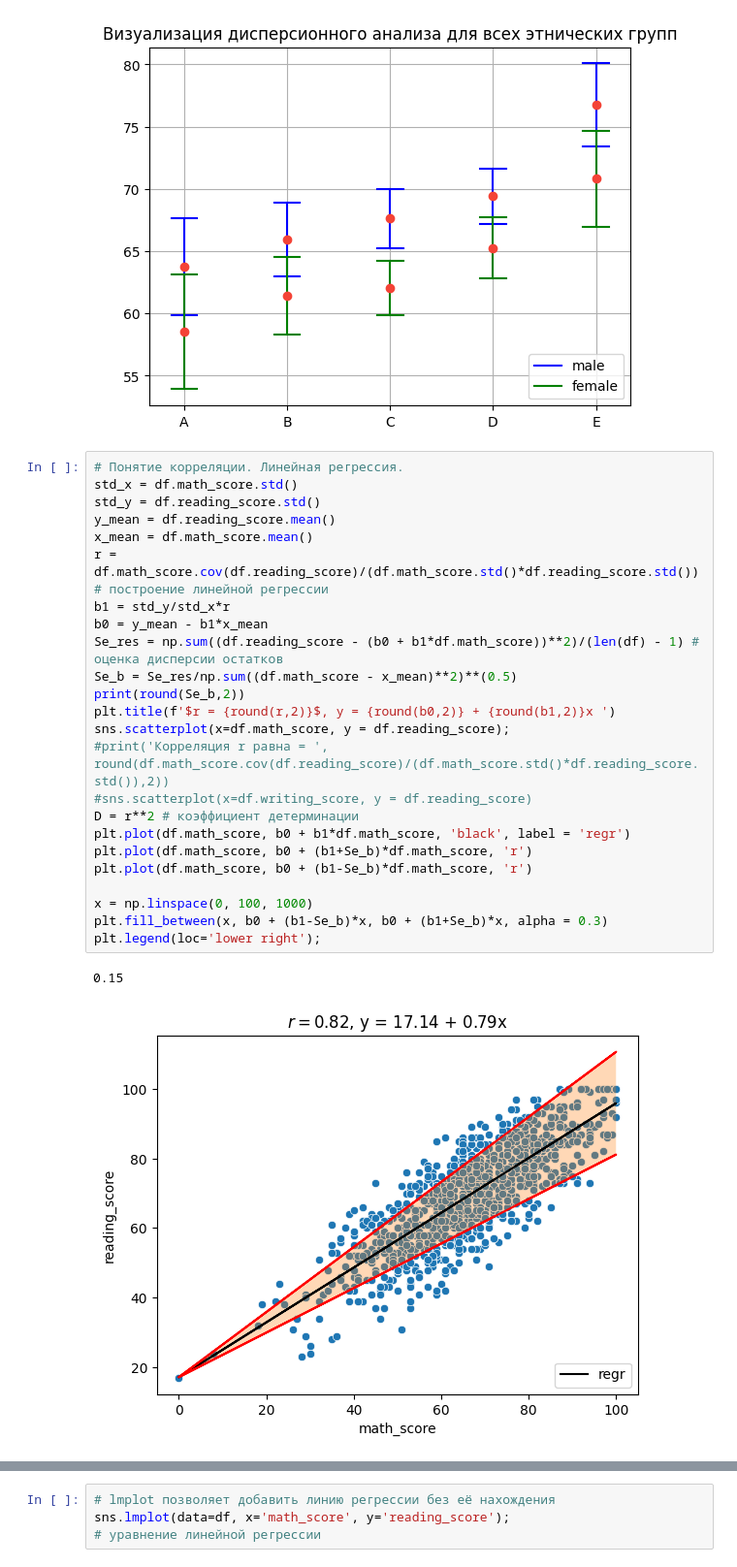
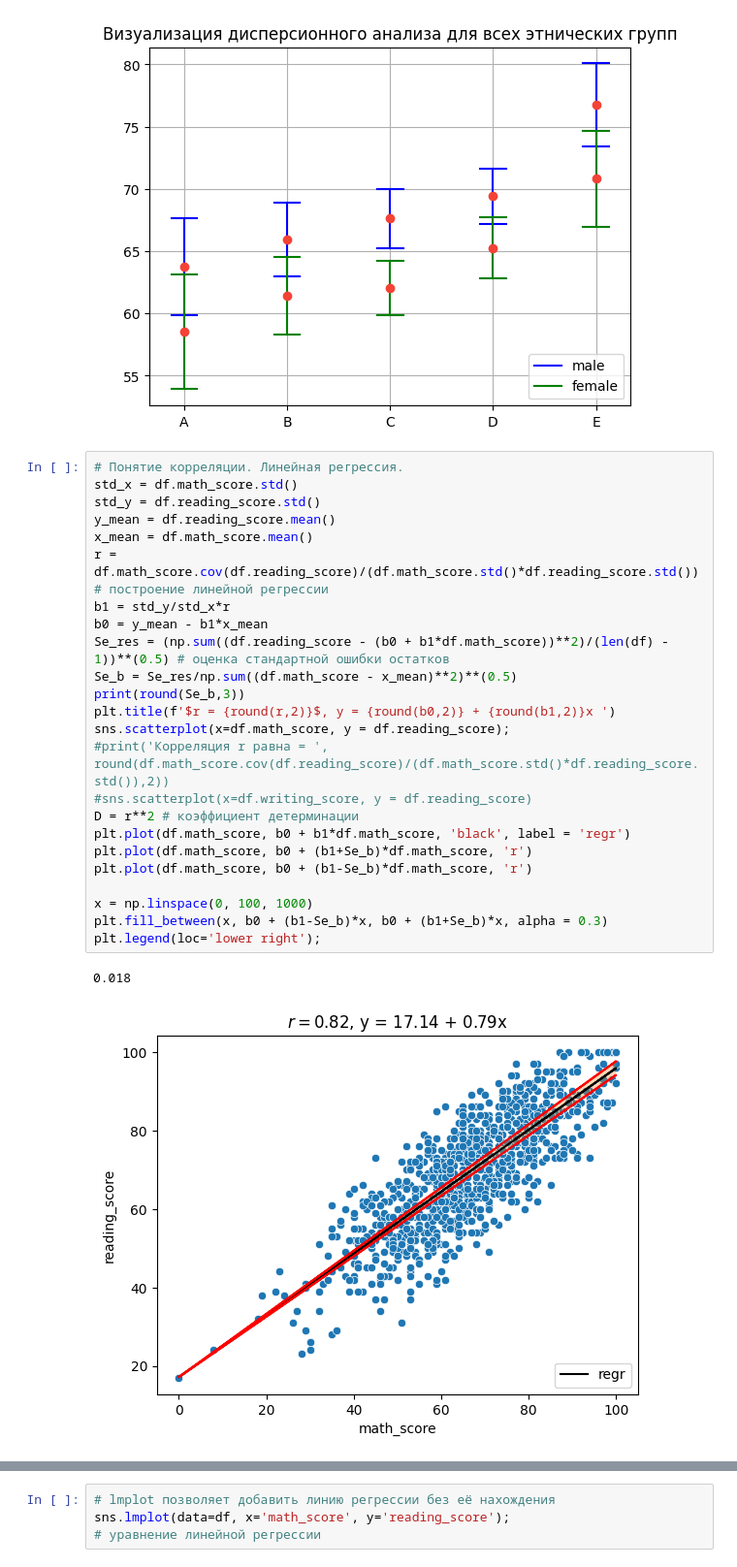
Before and after one commit to AlexTmbMifi/ML-Projects.-Statistics, a Jupyter notebook: StudentAnalys.ipynb, the cells around one changed output, grey strips where cells are left out. Shown at 97% size. Cells and saved outputs as stored; diff of their text form.

```diff
--- a/StudentAnalys.ipynb
+++ b/StudentAnalys.ipynb
@@ -380,28 +380,28 @@ print('Результаты теста по математике зависят
 # %%
 # Понятие корреляции. Линейная регрессия.
 std_x = df.math_score.std()
 std_y = df.reading_score.std()
 y_mean = df.reading_score.mean()
 x_mean = df.math_score.mean()
 r = df.math_score.cov(df.reading_score)/(df.math_score.std()*df.reading_score.std())
 # построение линейной регрессии
 b1 = std_y/std_x*r
 b0 = y_mean - b1*x_mean
-Se_res = np.sum((df.reading_score - (b0 + b1*df.math_score))**2)/(len(df) - 1) # оценка дисперсии остатков
+Se_res = (np.sum((df.reading_score - (b0 + b1*df.math_score))**2)/(len(df) - 1))**(0.5) # оценка стандартной ошибки остатков
 Se_b = Se_res/np.sum((df.math_score - x_mean)**2)**(0.5)
-print(round(Se_b,2))
+print(round(Se_b,3))
 plt.title(f'$r = {round(r,2)}$, y = {round(b0,2)} + {round(b1,2)}x ')
 sns.scatterplot(x=df.math_score, y = df.reading_score);
 #print('Корреляция r равна = ', round(df.math_score.cov(df.reading_score)/(df.math_score.std()*df.reading_score.std()),2))
 #sns.scatterplot(x=df.writing_score, y = df.reading_score)
 D = r**2 # коэффициент детерминации
 plt.plot(df.math_score, b0 + b1*df.math_score, 'black', label = 'regr')
 plt.plot(df.math_score, b0 + (b1+Se_b)*df.math_score, 'r')
 plt.plot(df.math_score, b0 + (b1-Se_b)*df.math_score, 'r')
 
 x = np.linspace(0, 100, 1000)
 plt.fill_between(x, b0 + (b1-Se_b)*x, b0 + (b1+Se_b)*x, alpha = 0.3)
 plt.legend(loc='lower right');
 # %% [output]
-0.15
+0.018
-[figure, old version]
+[figure, new version]
```
Also changed, not shown: parts of 2 cells of this notebook.
